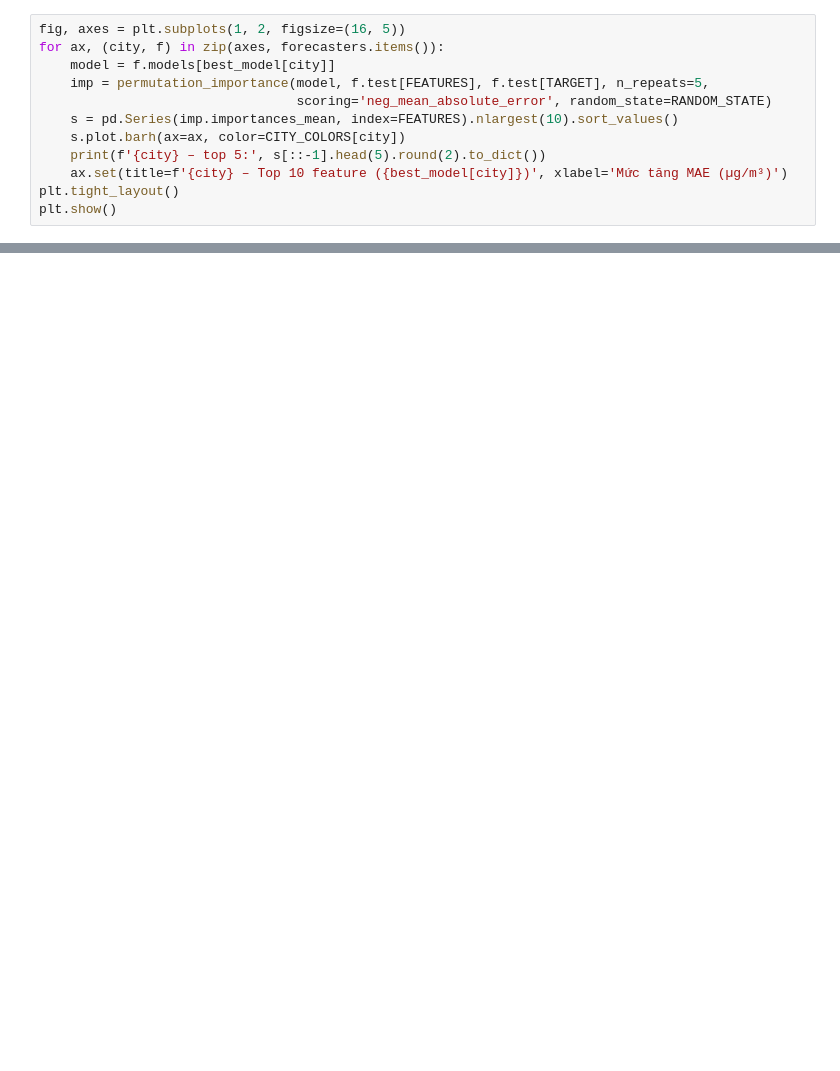
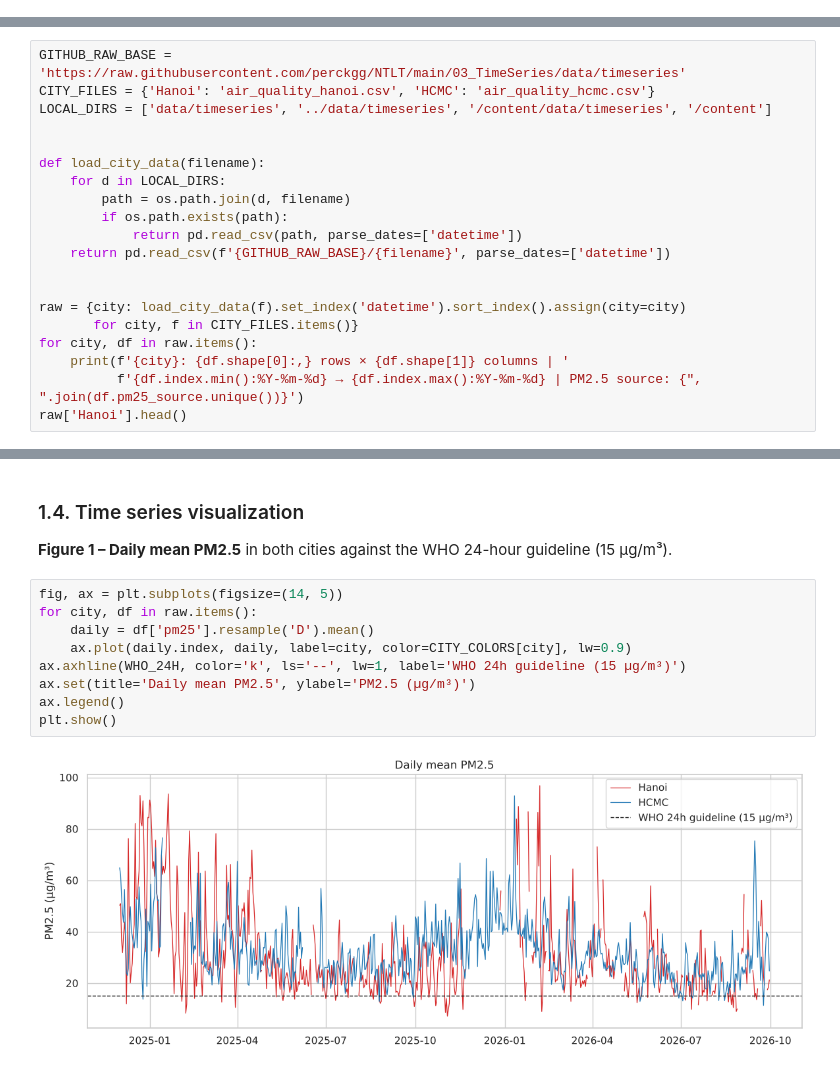
Before and after one commit to perckgg/NTLT, a Jupyter notebook: 03_TimeSeries/result/03_TimeSeries_Air_Quality_executed.ipynb, the cells around one changed output, grey strips where cells are left out. Cells and saved outputs as stored; diff of their text form; blank space fills up the shorter version.

```diff
--- a/03_TimeSeries/result/03_TimeSeries_Air_Quality_executed.ipynb
+++ b/03_TimeSeries/result/03_TimeSeries_Air_Quality_executed.ipynb
@@ -828,12 +0,0 @@ Rất xấu+          0           1               0    0         0
-# %%
-fig, axes = plt.subplots(1, 2, figsize=(16, 5))
-for ax, (city, f) in zip(axes, forecasters.items()):
-    model = f.models[best_model[city]]
-    imp = permutation_importance(model, f.test[FEATURES], f.test[TARGET], n_repeats=5,
-                                 scoring='neg_mean_absolute_error', random_state=RANDOM_STATE)
-    s = pd.Series(imp.importances_mean, index=FEATURES).nlargest(10).sort_values()
-    s.plot.barh(ax=ax, color=CITY_COLORS[city])
-    print(f'{city} – top 5:', s[::-1].head(5).round(2).to_dict())
-    ax.set(title=f'{city} – Top 10 feature ({best_model[city]})', xlabel='Mức tăng MAE (µg/m³)')
-plt.tight_layout()
-plt.show()
@@ -900,0 +84,20 @@ display(pd.DataFrame(demo_rows))
+# %%
+GITHUB_RAW_BASE = 'https://raw.githubusercontent.com/perckgg/NTLT/main/03_TimeSeries/data/timeseries'
+CITY_FILES = {'Hanoi': 'air_quality_hanoi.csv', 'HCMC': 'air_quality_hcmc.csv'}
+LOCAL_DIRS = ['data/timeseries', '../data/timeseries', '/content/data/timeseries', '/content']
+
+
+def load_city_data(filename):
+    for d in LOCAL_DIRS:
+        path = os.path.join(d, filename)
+        if os.path.exists(path):
+            return pd.read_csv(path, parse_dates=['datetime'])
+    return pd.read_csv(f'{GITHUB_RAW_BASE}/{filename}', parse_dates=['datetime'])
+
+
+raw = {city: load_city_data(f).set_index('datetime').sort_index().assign(city=city)
+       for city, f in CITY_FILES.items()}
+for city, df in raw.items():
+    print(f'{city}: {df.shape[0]:,} rows × {df.shape[1]} columns | '
+          f'{df.index.min():%Y-%m-%d} → {df.index.max():%Y-%m-%d} | PM2.5 source: {", ".join(df.pm25_source.unique())}')
+raw['Hanoi'].head()
@@ -900,0 +161,14 @@ display(pd.DataFrame(demo_rows))
+# %% [markdown]
+### 1.4. Time series visualization
+**Figure 1 – Daily mean PM2.5** in both cities against the WHO 24-hour guideline (15 µg/m³).
+# %%
+fig, ax = plt.subplots(figsize=(14, 5))
+for city, df in raw.items():
+    daily = df['pm25'].resample('D').mean()
+    ax.plot(daily.index, daily, label=city, color=CITY_COLORS[city], lw=0.9)
+ax.axhline(WHO_24H, color='k', ls='--', lw=1, label='WHO 24h guideline (15 µg/m³)')
+ax.set(title='Daily mean PM2.5', ylabel='PM2.5 (µg/m³)')
+ax.legend()
+plt.show()
+# %% [output]
+[figure, added]
```
Also changed, not shown: parts of 100 cells of this notebook, 22 other files.
